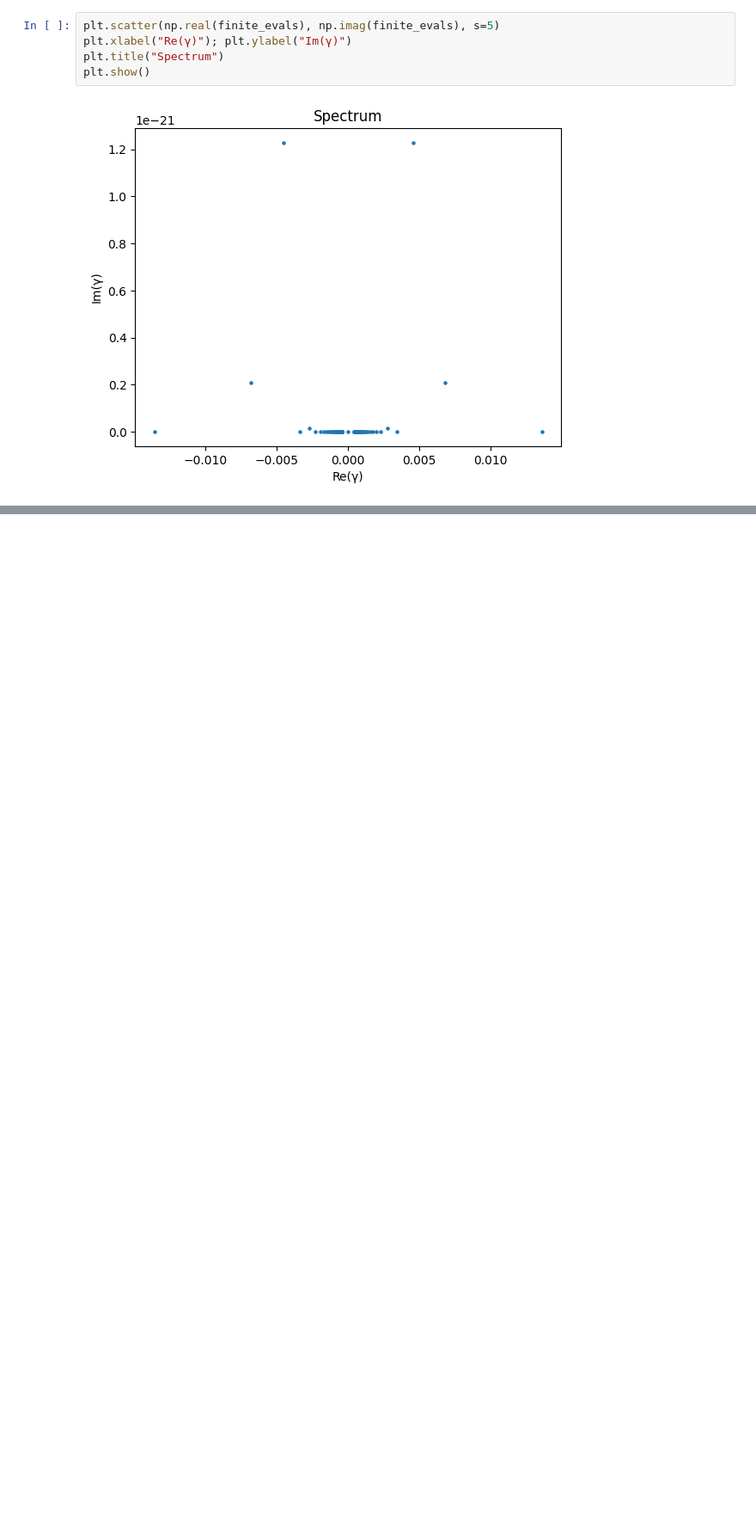
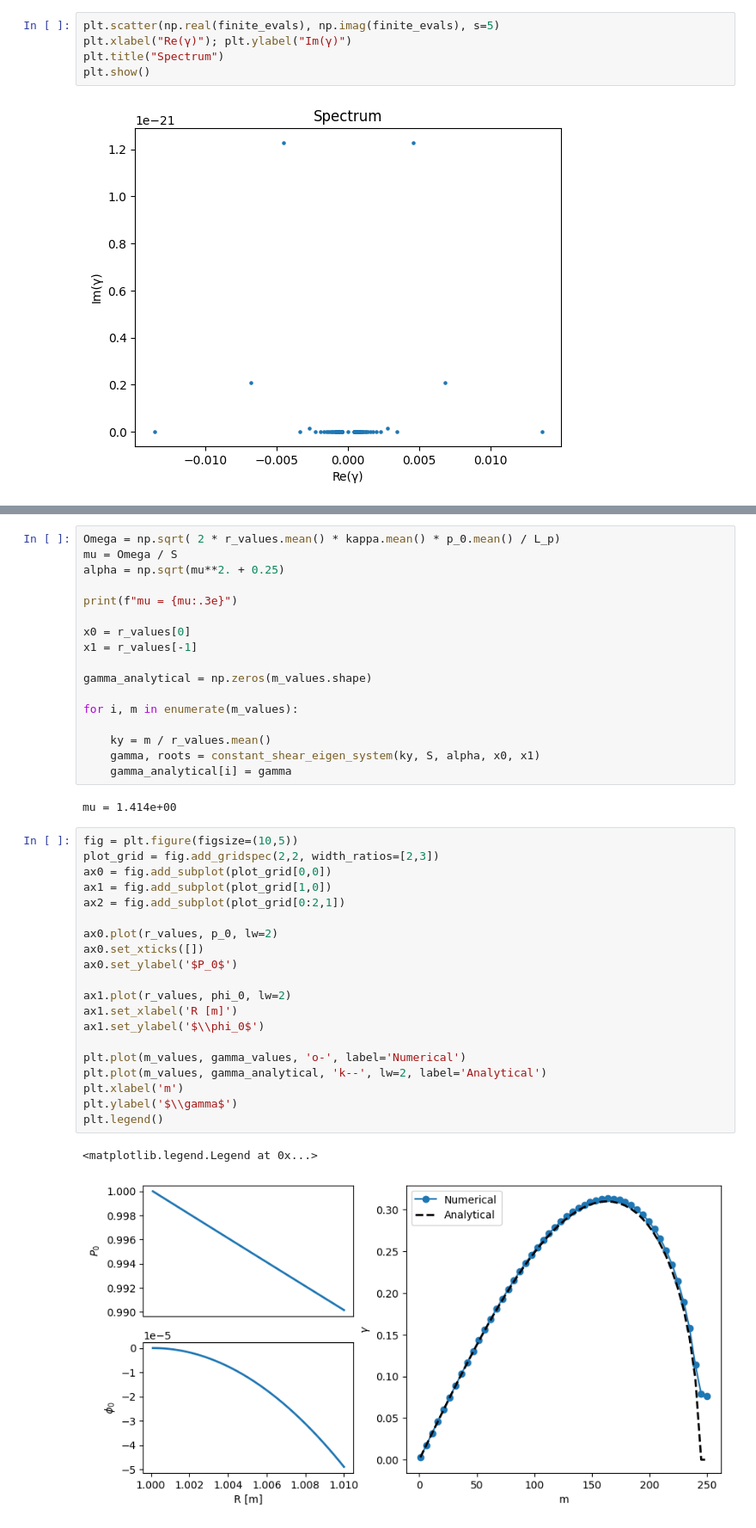
Before and after one commit to dnzy06/vortex-confinement, a Jupyter notebook: benchmark.ipynb, the cells around one changed output, grey strips where cells are left out. Shown at 86% size. Saved outputs shown, nothing was run; the diff lists cells and outputs as text; blank space fills up the shorter version.

```diff
--- a/benchmark.ipynb
+++ b/benchmark.ipynb
@@ -380,0 +506,42 @@ plt.legend()
+# %%
+Omega = np.sqrt( 2 * r_values.mean() * kappa.mean() * p_0.mean() / L_p)
+mu = Omega / S
+alpha = np.sqrt(mu**2. + 0.25)
+
+print(f"mu = {mu:.3e}")
+
+x0 = r_values[0]
+x1 = r_values[-1]
+
+gamma_analytical = np.zeros(m_values.shape)
+
+for i, m in enumerate(m_values):
+
+    ky = m / r_values.mean()
+    gamma, roots = constant_shear_eigen_system(ky, S, alpha, x0, x1)
+    gamma_analytical[i] = gamma
+# %% [output]
+mu = 1.414e+00
+# %%
+fig = plt.figure(figsize=(10,5))
+plot_grid = fig.add_gridspec(2,2, width_ratios=[2,3])
+ax0 = fig.add_subplot(plot_grid[0,0])
+ax1 = fig.add_subplot(plot_grid[1,0])
+ax2 = fig.add_subplot(plot_grid[0:2,1])
+
+ax0.plot(r_values, p_0, lw=2)
+ax0.set_xticks([])
+ax0.set_ylabel('$P_0$')
+
+ax1.plot(r_values, phi_0, lw=2)
+ax1.set_xlabel('R [m]')
+ax1.set_ylabel('$\\phi_0$')
+
+plt.plot(m_values, gamma_values, 'o-', label='Numerical')
+plt.plot(m_values, gamma_analytical, 'k--', lw=2, label='Analytical')
+plt.xlabel('m')
+plt.ylabel('$\\gamma$')
+plt.legend()
+# %% [output]
+<matplotlib.legend.Legend at 0x...>
+[figure, added]
```
Also changed, not shown: parts of 7 cells of this notebook.
